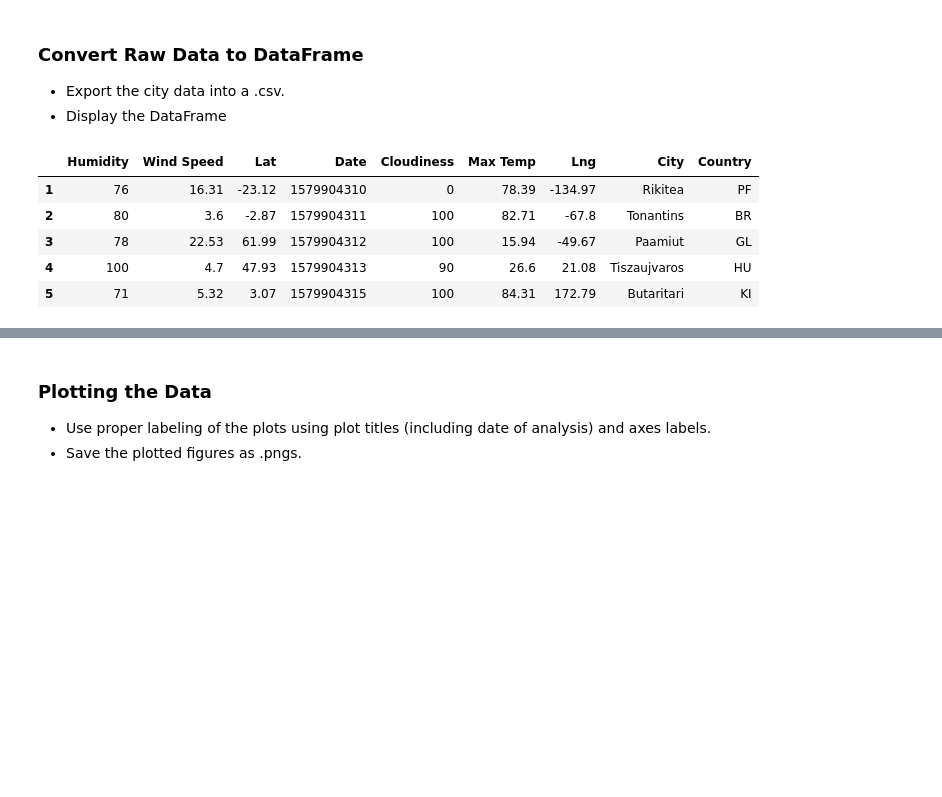
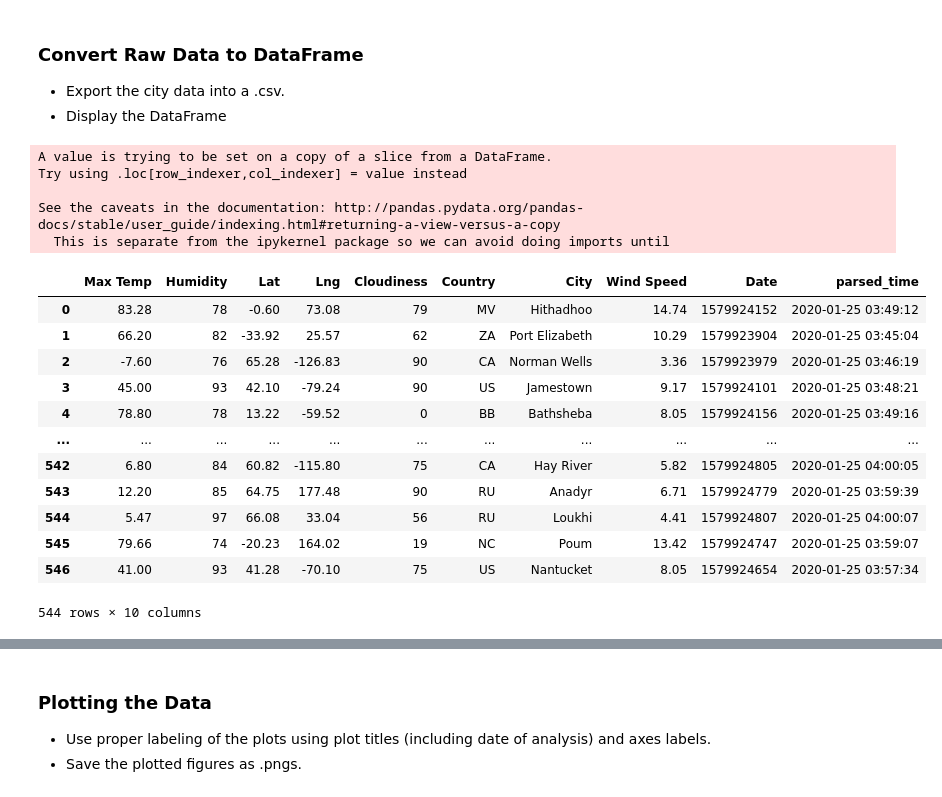
Before and after one commit to aydinjalil/python-api-challenge, a Jupyter notebook: WeatherPy/WeatherPy.ipynb, the cells around one changed output, grey strips where cells are left out. Saved outputs shown, nothing was run; the diff lists cells and outputs as text; code cells hidden in the pictures; blank space fills up the shorter version.

```diff
--- a/WeatherPy/WeatherPy.ipynb
+++ b/WeatherPy/WeatherPy.ipynb
@@ -106,14 +106,28 @@ Data Retrieval Complete
 ### Convert Raw Data to DataFrame
 * Export the city data into a .csv.
 * Display the DataFrame
-# %%
-cities_df = cities_df.dropna()
-cities_df.to_csv('cities.csv')
-cities_df.head()
-# %% [output]
-|  | Humidity | Wind Speed | Lat | Date | Cloudiness | Max Temp | Lng | City | Country |
-| 1 | 76 | 16.31 | -23.12 | 1579904310 | 0 | 78.39 | -134.97 | Rikitea | PF |
-| 2 | 80 | 3.6 | -2.87 | 1579904311 | 100 | 82.71 | -67.8 | Tonantins | BR |
-| 3 | 78 | 22.53 | 61.99 | 1579904312 | 100 | 15.94 | -49.67 | Paamiut | GL |
-| 4 | 100 | 4.7 | 47.93 | 1579904313 | 90 | 26.6 | 21.08 | Tiszaujvaros | HU |
-| 5 | 71 | 5.32 | 3.07 | 1579904315 | 100 | 84.31 | 172.79 | Butaritari | KI |
+# %%
+# Here we are making sure that the dataframe does not contain any NAN and null values and storing data into csv file
+cities_df = cities_df.dropna()
+cities_df['parsed_time'] = pd.to_datetime(cities_df['Date'], unit='s')
+cities_df.to_csv('cities.csv', index=False)
+cities_df
+# %% [output]
+A value is trying to be set on a copy of a slice from a DataFrame.
+Try using .loc[row_indexer,col_indexer] = value instead
+
+See the caveats in the documentation: http://pandas.pydata.org/pandas-docs/stable/user_guide/indexing.html#returning-a-view-versus-a-copy
+  This is separate from the ipykernel package so we can avoid doing imports until
+|  | Max Temp | Humidity | Lat | Lng | Cloudiness | Country | City | Wind Speed | Date | parsed_time |
+| 0 | 83.28 | 78 | -0.60 | 73.08 | 79 | MV | Hithadhoo | 14.74 | 1579924152 | 2020-01-25 03:49:12 |
+| 1 | 66.20 | 82 | -33.92 | 25.57 | 62 | ZA | Port Elizabeth | 10.29 | 1579923904 | 2020-01-25 03:45:04 |
+| 2 | -7.60 | 76 | 65.28 | -126.83 | 90 | CA | Norman Wells | 3.36 | 1579923979 | 2020-01-25 03:46:19 |
+| 3 | 45.00 | 93 | 42.10 | -79.24 | 90 | US | Jamestown | 9.17 | 1579924101 | 2020-01-25 03:48:21 |
+| 4 | 78.80 | 78 | 13.22 | -59.52 | 0 | BB | Bathsheba | 8.05 | 1579924156 | 2020-01-25 03:49:16 |
+| ... | ... | ... | ... | ... | ... | ... | ... | ... | ... | ... |
+| 542 | 6.80 | 84 | 60.82 | -115.80 | 75 | CA | Hay River | 5.82 | 1579924805 | 2020-01-25 04:00:05 |
+| 543 | 12.20 | 85 | 64.75 | 177.48 | 90 | RU | Anadyr | 6.71 | 1579924779 | 2020-01-25 03:59:39 |
+| 544 | 5.47 | 97 | 66.08 | 33.04 | 56 | RU | Loukhi | 4.41 | 1579924807 | 2020-01-25 04:00:07 |
+| 545 | 79.66 | 74 | -20.23 | 164.02 | 19 | NC | Poum | 13.42 | 1579924747 | 2020-01-25 03:59:07 |
+| 546 | 41.00 | 93 | 41.28 | -70.10 | 75 | US | Nantucket | 8.05 | 1579924654 | 2020-01-25 03:57:34 |
+544 rows × 10 columns
```
Also changed, not shown: parts of 15 cells of this notebook, 4 other files.
